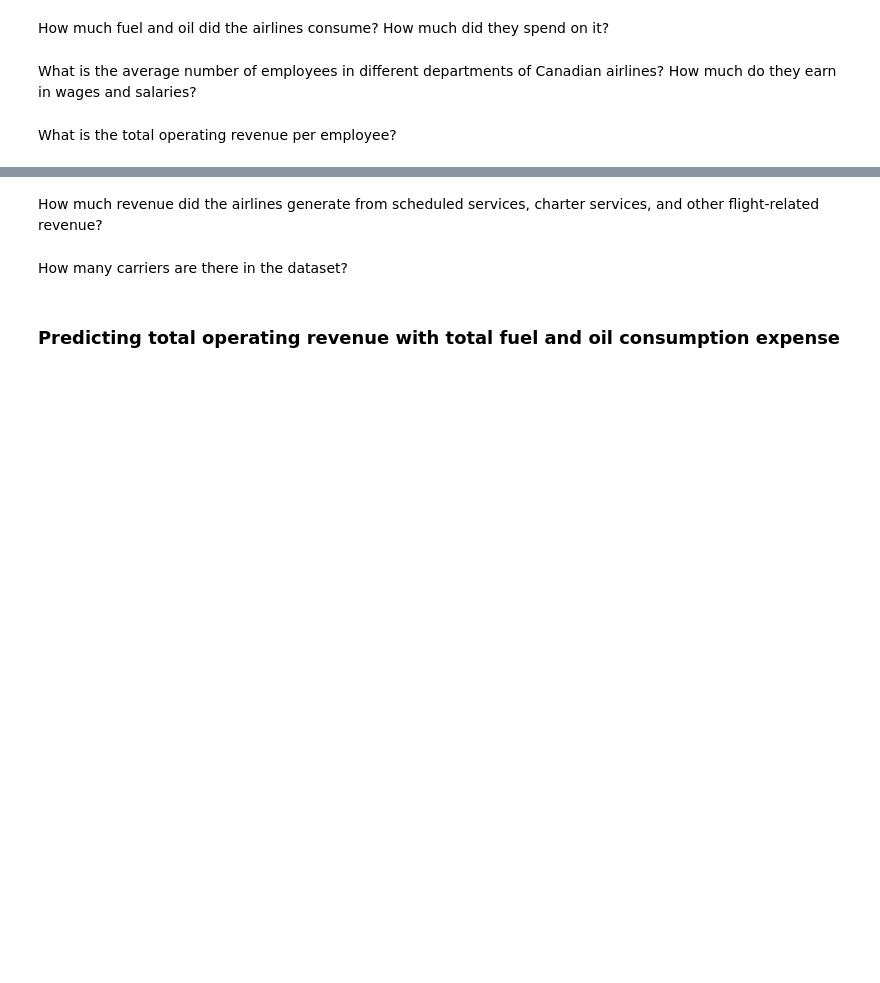
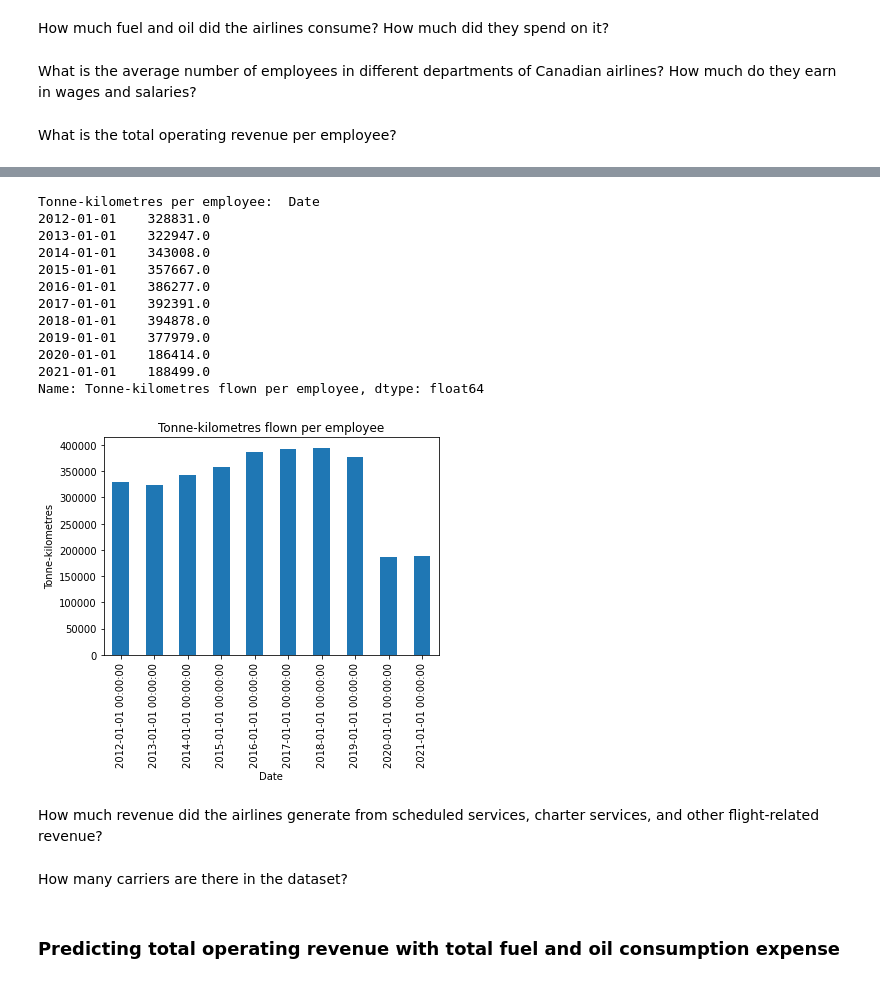
Before and after one commit to AustinPerea/Capstone-EDA, a Jupyter notebook: Airline_Operating.ipynb, the cells around one changed output, grey strips where cells are left out. Saved outputs shown, nothing was run; the diff lists cells and outputs as text; code cells hidden in the pictures; blank space fills up the shorter version.

```diff
--- a/Airline_Operating.ipynb
+++ b/Airline_Operating.ipynb
@@ -192 +254,22 @@ sns.boxplot(df['Total passengers'])
+# %%
+ax = df['Tonne-kilometres flown per employee'].plot.bar(title='Tonne-kilometres flown per employee')
+ax.set_ylabel("Tonne-kilometres")
+
+dfTK = df.loc[:]['Tonne-kilometres flown per employee']
+
+print('Tonne-kilometres per employee: ', df['Tonne-kilometres flown per employee'])
+# %% [output]
+Tonne-kilometres per employee:  Date
+2012-01-01    328831.0
+2013-01-01    322947.0
+2014-01-01    343008.0
+2015-01-01    357667.0
+2016-01-01    386277.0
+2017-01-01    392391.0
+2018-01-01    394878.0
+2019-01-01    377979.0
+2020-01-01    186414.0
+2021-01-01    188499.0
+Name: Tonne-kilometres flown per employee, dtype: float64
+[figure, added]
 # %% [markdown]
```
Also changed, not shown: parts of 6 cells of this notebook.
